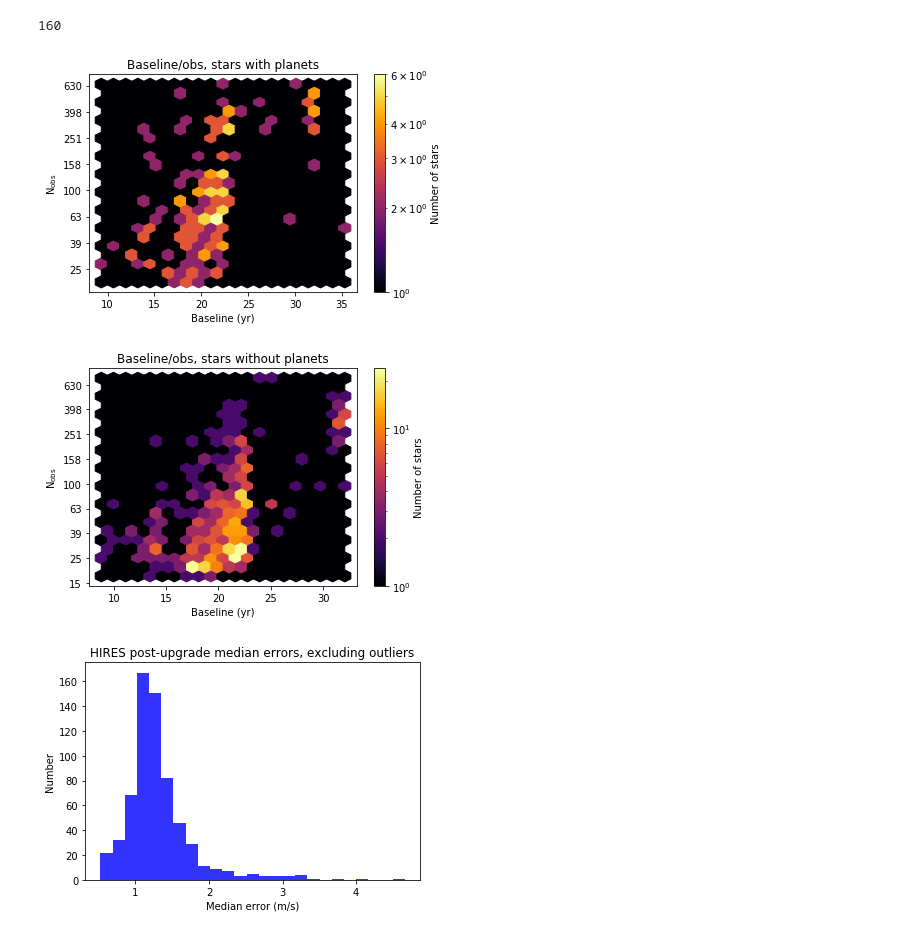
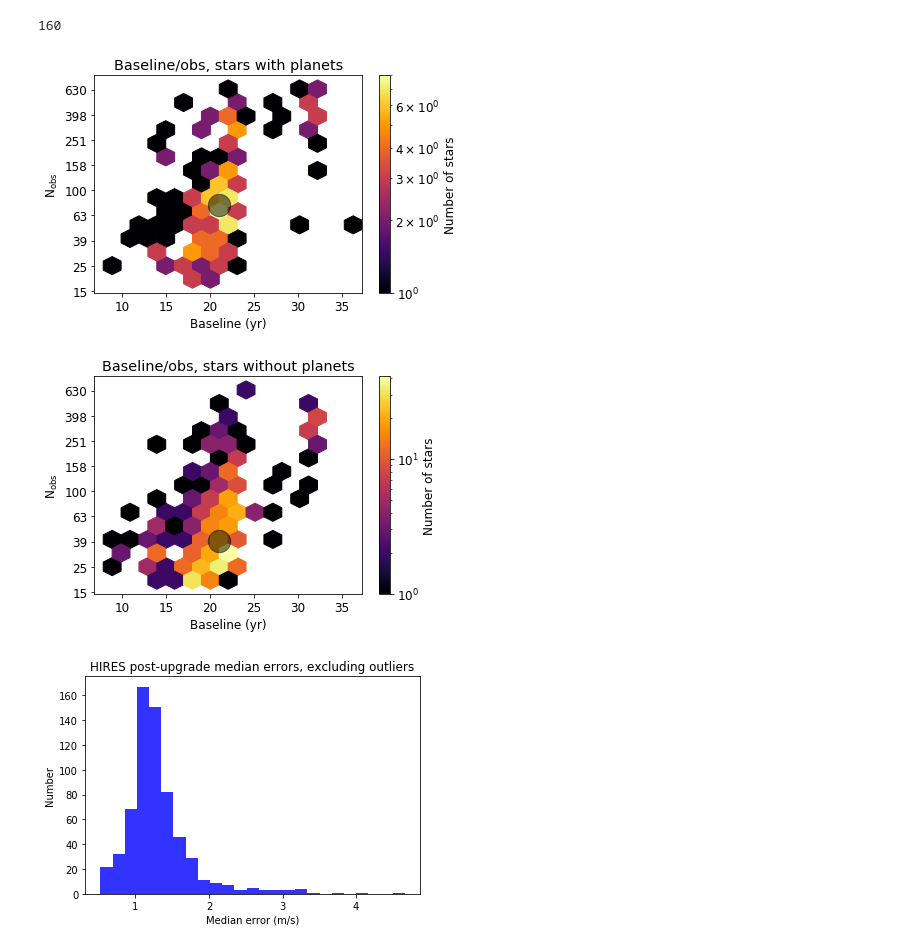
Before and after one commit to leerosenthalj/CLSI, a Jupyter notebook: Notebook_Statistics.ipynb, the cells around one changed output. Cells and saved outputs as stored; diff of their text form; code cells hidden in the pictures.

```diff
--- a/Notebook_Statistics.ipynb
+++ b/Notebook_Statistics.ipynb
@@ -1285,17 +1285,31 @@ Index(['Unnamed: 0', 'Nobs', 'Nobs_CORAVEL', 'Nobs_apf', 'Nobs_j', 'Nobs_k',
       dtype='object')
 # %%
 fig, ax = plt.subplots()
-hb = ax.hexbin(obs_stats.baseline/365.25, np.log10(obs_stats.Nobs),
-               gridsize=20, bins='log', #extent=(8.5, 35, 16, 630),
-               cmap='inferno', mincnt=1)
+
+logobs   = np.log10(obs_stats.Nobs)
+baseyear = obs_stats.baseline/365.25
+#extent=(8.5, 35, 16, 630)
+minobs  = np.amin(logobs)
+maxobs  = np.amax(logobs)
+minbase = np.amin(baseyear)
+maxbase = np.amax(baseyear)
+hard_extent = (minbase-2, maxbase+2, minobs-0.07, maxobs+0.06)
+
+hb = ax.hexbin(baseyear, logobs, gridsize=15, bins='log',
+               extent=hard_extent, cmap='inferno', mincnt=1)
+
+matplotlib.rcParams.update({'font.size': 12})
 ax.set_title("Baseline/obs, all stars")
 ax.set_xlabel('Baseline (yr)')
 ax.set_ylabel(r'N$_\mathrm{obs}$')
-#ax.set_xlim([7.5, 37])
-#ax.set_ylim([15, 680])
-#ax.set_ylabel(r'log$_{10}$(N$_\mathrm{obs}$)')
+
+median_base = np.median(baseyear)
+median_obs  = np.log10(np.median(obs_stats.Nobs))
+ax.scatter([median_base], [median_obs], color='black',
+           s=500, alpha='0.5')
 
 # Manually set Nobs logarithmic tick marks.
+
 def format_fn(tick_val, tick_pos):
     return str(int(10**tick_val))
 
@@ -1321,11 +1335,17 @@ len(obs_known)
 # %%
 fig, ax = plt.subplots()
 hb = ax.hexbin(obs_known.baseline/365.25, np.log10(obs_known.Nobs),
-               gridsize=20, bins='log', cmap='inferno')
+               extent=hard_extent, gridsize=15, bins='log',
+               cmap='inferno', mincnt=1)
 ax.set_title("Baseline/obs, stars with planets")
 ax.set_xlabel('Baseline (yr)')
 ax.set_ylabel(r'N$_\mathrm{obs}$')
 #ax.set_ylabel(r'log$_{10}$(N$_\mathrm{obs}$)')
+
+median_base = np.median(obs_known.baseline/365.25)
+median_obs  = np.log10(np.median(obs_known.Nobs))
+ax.scatter([median_base], [median_obs], color='black',
+           s=500, alpha='0.5')
 
 # Manually set Nobs logarithmic tick marks.
 def format_fn(tick_val, tick_pos):
@@ -1339,29 +1359,35 @@ cb = fig.colorbar(hb, ax=ax)
 cb.set_label('Number of stars')
 fig.savefig('legacy_tables/hist_base_nobs_2D_planets.pdf')
 # %% [output]
-[figure, old version]
+[figure, new version]
 # %%
 fig, ax = plt.subplots()
 hb = ax.hexbin(obs_none.baseline/365.25, np.log10(obs_none.Nobs),
-               gridsize=20, bins='log', cmap='inferno')
+               extent=hard_extent, gridsize=15, bins='log',
+               cmap='inferno', mincnt=1)
 ax.set_title("Baseline/obs, stars without planets")
 ax.set_xlabel('Baseline (yr)')
 ax.set_ylabel(r'N$_\mathrm{obs}$')
 #ax.set_ylabel(r'log$_{10}$(N$_\mathrm{obs}$)')
+
+median_base = np.median(obs_none.baseline/365.25)
+median_obs  = np.log10(np.median(obs_none.Nobs))
+ax.scatter([median_base], [median_obs], color='black',
+           s=500, alpha='0.5')
 
 # Manually set Nobs logarithmic tick marks.
 def format_fn(tick_val, tick_pos):
     return str(int(10**tick_val))
 
 #ax.locator_params(axis='y', nbins=1)
 ax.yaxis.set_major_formatter(FuncFormatter(format_fn))
 ax.yaxis.set_major_locator(MaxNLocator(integer=True))
 
 cb = fig.colorbar(hb, ax=ax)
 cb.set_label('Number of stars')
 fig.savefig('legacy_tables/hist_base_nobs_2D_none.pdf')
 # %% [output]
-[figure, old version]
+[figure, new version]
 # %%
 fig, ax = plt.subplots()
 ax.hist(obs_stats.query('med_err_j < 5').med_err_j, bins=25, histtype='stepfilled', color='blue',
```
Also changed, not shown: parts of 1 cell of this notebook, 3 other files.
